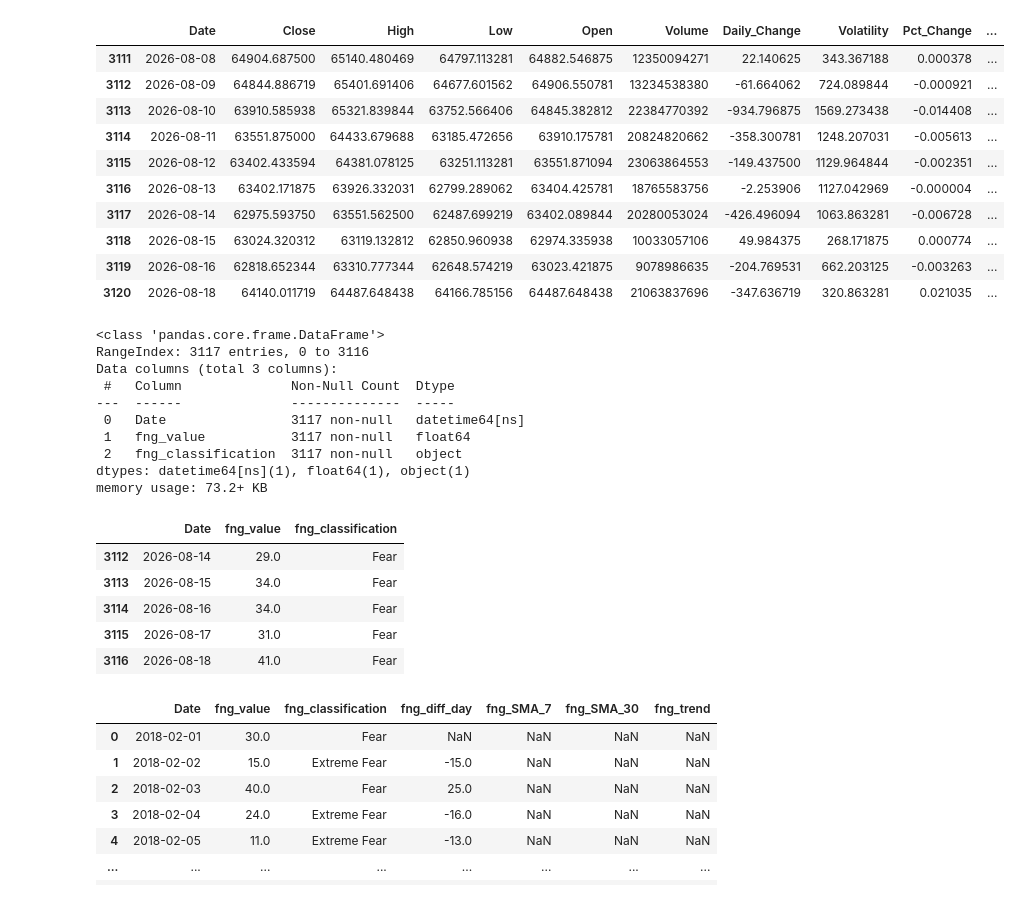
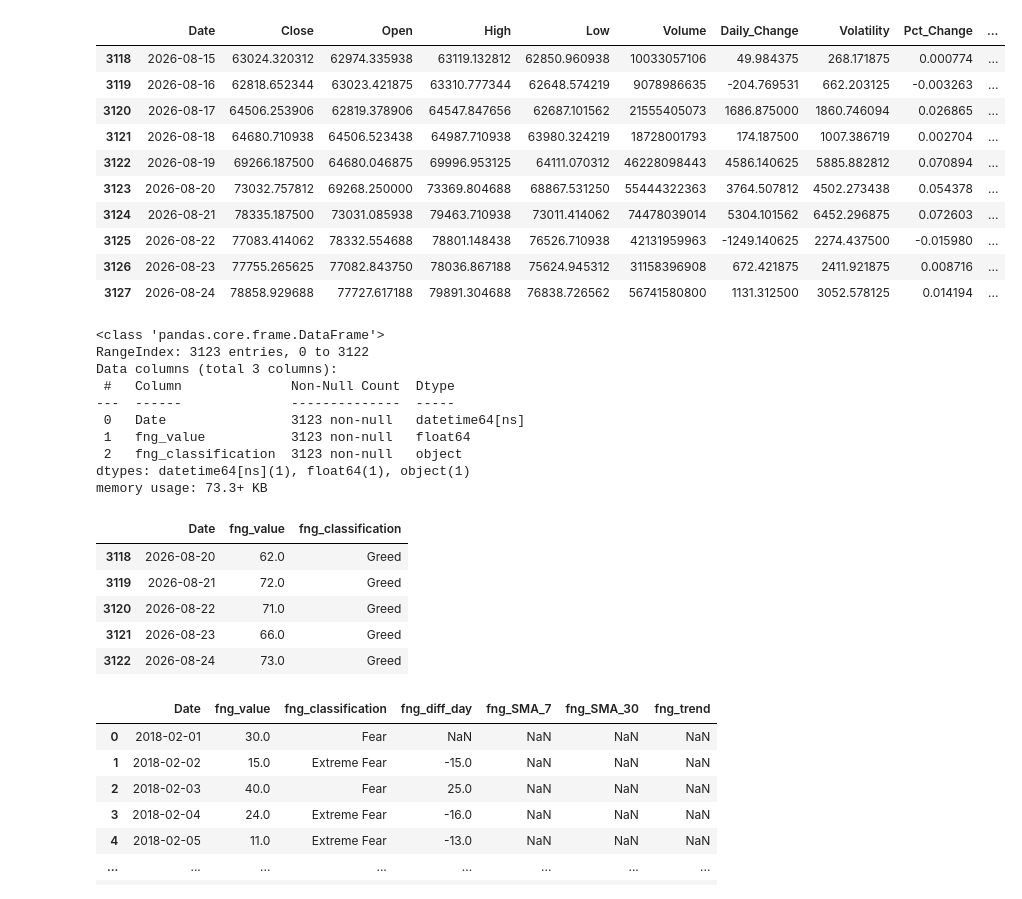
Before and after one commit to Miguelachoacho/TP-2026, a Jupyter notebook: Entrega3/AnalisisExploratorios/exploracionDatos.ipynb, the cells around one changed output. Saved outputs shown, nothing was run; the diff lists cells and outputs as text; code cells hidden in the pictures.

```diff
--- a/Entrega3/AnalisisExploratorios/exploracionDatos.ipynb
+++ b/Entrega3/AnalisisExploratorios/exploracionDatos.ipynb
@@ -56,33 +142,33 @@ memory usage: 170.6 KB
 # %%
 # Agrego columnas calculadas
 btc['Daily_Change'] = btc['Close'] - btc['Open'] #Diferencia entre el precio de cierre y de apertura del día.
 btc['Volatility'] = btc['High'] - btc['Low'] #Diferencia entre el valor máximo y mínimo del día.
 btc['Pct_Change'] = btc['Close'].pct_change() #variación porcentual del precio de cierre respecto al día anterior.
 btc['Volume_Change_pct'] = btc["Volume"].pct_change() #Variación porcentual del volumen de transacciones respecto al día anterior.
 btc['SMA_7'] = btc["Close"].rolling(7).mean() #Promedio/media móvil a 7 días. Tendencia a corto plazo.
 btc['SMA_30'] = btc["Close"].rolling(30).mean() #Promedio/media móvil a 30 días. Tendencia a largo plazo.
+btc["Rolling_volatility_7"] = btc["Pct_Change"].rolling(7).std() #desviacion los ultimos 30 dias
 btc["Rolling_volatility_30"] = btc["Pct_Change"].rolling(30).std() #desviacion los ultimos 30 dias
+
 lags = [1, 2, 3, 7]  # días anteriores
 
 # Crear las columnas de lags
 for lag in lags:
     btc[f'BTC_Close_t-{lag}'] = btc['Close'].shift(lag)
 
-
-btc.head()
 btc.tail(10)
 # %% [output]
-|  | Date | Close | High | Low | Open | Volume | Daily_Change | Volatility | Pct_Change | ... |
-| 3111 | 2026-08-08 | 64904.687500 | 65140.480469 | 64797.113281 | 64882.546875 | 12350094271 | 22.140625 | 343.367188 | 0.000378 | ... |
-| 3112 | 2026-08-09 | 64844.886719 | 65401.691406 | 64677.601562 | 64906.550781 | 13234538380 | -61.664062 | 724.089844 | -0.000921 | ... |
-| 3113 | 2026-08-10 | 63910.585938 | 65321.839844 | 63752.566406 | 64845.382812 | 22384770392 | -934.796875 | 1569.273438 | -0.014408 | ... |
-| 3114 | 2026-08-11 | 63551.875000 | 64433.679688 | 63185.472656 | 63910.175781 | 20824820662 | -358.300781 | 1248.207031 | -0.005613 | ... |
-| 3115 | 2026-08-12 | 63402.433594 | 64381.078125 | 63251.113281 | 63551.871094 | 23063864553 | -149.437500 | 1129.964844 | -0.002351 | ... |
-| 3116 | 2026-08-13 | 63402.171875 | 63926.332031 | 62799.289062 | 63404.425781 | 18765583756 | -2.253906 | 1127.042969 | -0.000004 | ... |
-| 3117 | 2026-08-14 | 62975.593750 | 63551.562500 | 62487.699219 | 63402.089844 | 20280053024 | -426.496094 | 1063.863281 | -0.006728 | ... |
-| 3118 | 2026-08-15 | 63024.320312 | 63119.132812 | 62850.960938 | 62974.335938 | 10033057106 | 49.984375 | 268.171875 | 0.000774 | ... |
-| 3119 | 2026-08-16 | 62818.652344 | 63310.777344 | 62648.574219 | 63023.421875 | 9078986635 | -204.769531 | 662.203125 | -0.003263 | ... |
-| 3120 | 2026-08-18 | 64140.011719 | 64487.648438 | 64166.785156 | 64487.648438 | 21063837696 | -347.636719 | 320.863281 | 0.021035 | ... |
+|  | Date | Close | Open | High | Low | Volume | Daily_Change | Volatility | Pct_Change | ... |
+| 3118 | 2026-08-15 | 63024.320312 | 62974.335938 | 63119.132812 | 62850.960938 | 10033057106 | 49.984375 | 268.171875 | 0.000774 | ... |
+| 3119 | 2026-08-16 | 62818.652344 | 63023.421875 | 63310.777344 | 62648.574219 | 9078986635 | -204.769531 | 662.203125 | -0.003263 | ... |
+| 3120 | 2026-08-17 | 64506.253906 | 62819.378906 | 64547.847656 | 62687.101562 | 21555405073 | 1686.875000 | 1860.746094 | 0.026865 | ... |
+| 3121 | 2026-08-18 | 64680.710938 | 64506.523438 | 64987.710938 | 63980.324219 | 18728001793 | 174.187500 | 1007.386719 | 0.002704 | ... |
+| 3122 | 2026-08-19 | 69266.187500 | 64680.046875 | 69996.953125 | 64111.070312 | 46228098443 | 4586.140625 | 5885.882812 | 0.070894 | ... |
+| 3123 | 2026-08-20 | 73032.757812 | 69268.250000 | 73369.804688 | 68867.531250 | 55444322363 | 3764.507812 | 4502.273438 | 0.054378 | ... |
+| 3124 | 2026-08-21 | 78335.187500 | 73031.085938 | 79463.710938 | 73011.414062 | 74478039014 | 5304.101562 | 6452.296875 | 0.072603 | ... |
+| 3125 | 2026-08-22 | 77083.414062 | 78332.554688 | 78801.148438 | 76526.710938 | 42131959963 | -1249.140625 | 2274.437500 | -0.015980 | ... |
+| 3126 | 2026-08-23 | 77755.265625 | 77082.843750 | 78036.867188 | 75624.945312 | 31158396908 | 672.421875 | 2411.921875 | 0.008716 | ... |
+| 3127 | 2026-08-24 | 78858.929688 | 77727.617188 | 79891.304688 | 76838.726562 | 56741580800 | 1131.312500 | 3052.578125 | 0.014194 | ... |
 # %%
 # Cargar el índice Fear and Greed
 fear_greed = pd.read_csv("../data/fear_greed.csv")
@@ -105,24 +191,23 @@ fear_greed = fear_greed.reset_index(drop=True)
 # Mostrar información y primeros registros
 fear_greed.describe()
 fear_greed.info()
-fear_greed.tail()
 # %% [output]
 <class 'pandas.core.frame.DataFrame'>
-RangeIndex: 3117 entries, 0 to 3116
+RangeIndex: 3123 entries, 0 to 3122
 Data columns (total 3 columns):
  #   Column              Non-Null Count  Dtype
 ---  ------              --------------  -----
- 0   Date                3117 non-null   datetime64[ns]
- 1   fng_value           3117 non-null   float64
- 2   fng_classification  3117 non-null   object
+ 0   Date                3123 non-null   datetime64[ns]
+ 1   fng_value           3123 non-null   float64
+ 2   fng_classification  3123 non-null   object
 dtypes: datetime64[ns](1), float64(1), object(1)
-memory usage: 73.2+ KB
+memory usage: 73.3+ KB
 |  | Date | fng_value | fng_classification |
-| 3112 | 2026-08-14 | 29.0 | Fear |
-| 3113 | 2026-08-15 | 34.0 | Fear |
-| 3114 | 2026-08-16 | 34.0 | Fear |
-| 3115 | 2026-08-17 | 31.0 | Fear |
-| 3116 | 2026-08-18 | 41.0 | Fear |
+| 3118 | 2026-08-20 | 62.0 | Greed |
+| 3119 | 2026-08-21 | 72.0 | Greed |
+| 3120 | 2026-08-22 | 71.0 | Greed |
+| 3121 | 2026-08-23 | 66.0 | Greed |
+| 3122 | 2026-08-24 | 73.0 | Greed |
 # %%
 # Agrego columnas calculadas:
 fear_greed['fng_diff_day'] = fear_greed['fng_value'].diff()
```
Also changed, not shown: parts of 5 cells of this notebook, 4 other files.
